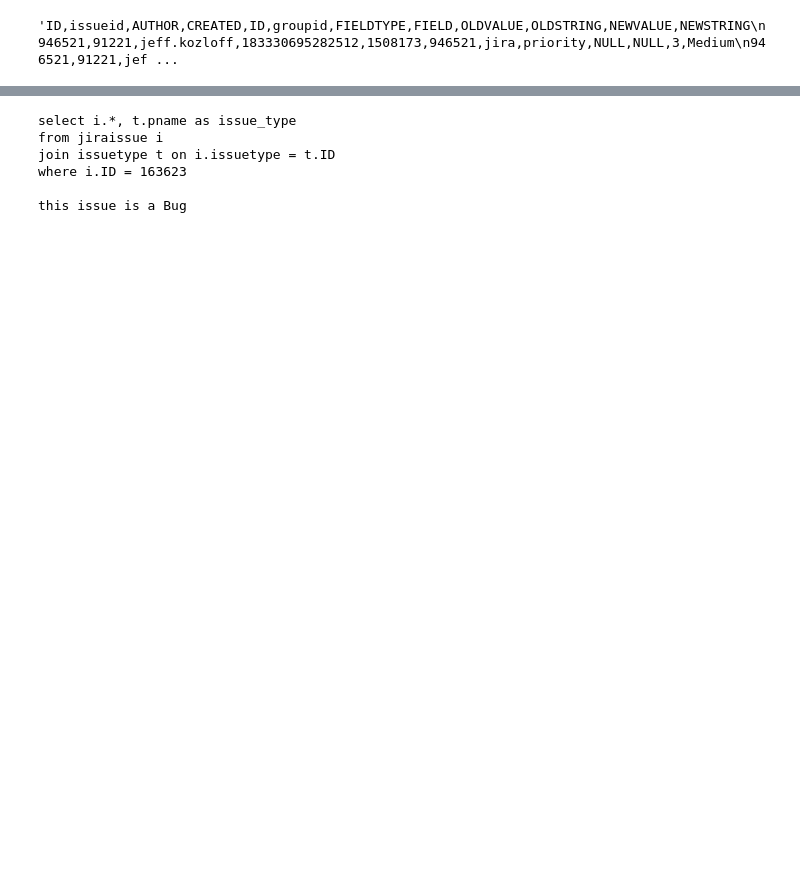
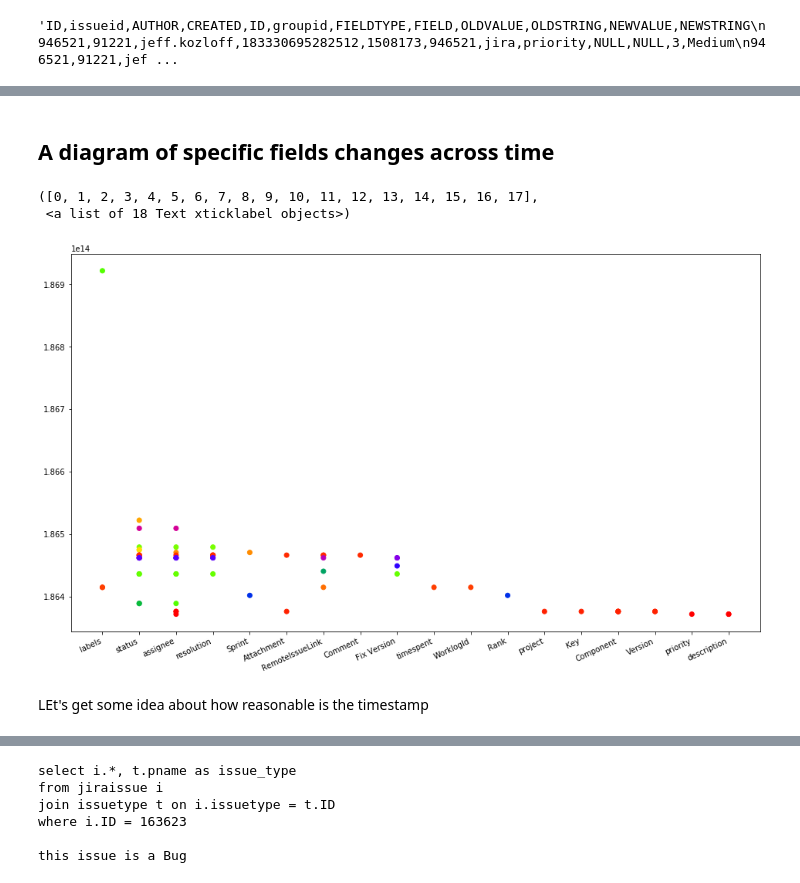
Before and after one commit to vodkolav/Issues, a Jupyter notebook: Sandbox.ipynb, the cells around one changed output, grey strips where cells are left out. Drawn from its saved outputs; the diff is of its cells as text; code cells hidden in the pictures; blank space fills up the shorter version.

```diff
--- a/Sandbox.ipynb
+++ b/Sandbox.ipynb
@@ -448,3 +119,16 @@ ch
+# %% [markdown]
+## A diagram of specific  fields changes across time
+# %%
+%matplotlib inline
+plt.figure(figsize=[16,9])
+plt.scatter(changes.FIELD,changes.CREATED,c=changes.groupid, cmap='prism')
+plt.xticks(rotation=25, ha='right')
+# %% [output]
+([0, 1, 2, 3, 4, 5, 6, 7, 8, 9, 10, 11, 12, 13, 14, 15, 16, 17],
+ <a list of 18 Text xticklabel objects>)
+[figure, added]
+# %% [markdown]
+LEt's get some idea about how reasonable is the timestamp
 # %%
 f = changes.CREATED[0]
 
```
Also changed, not shown: parts of 86 cells of this notebook, 3 other files.
